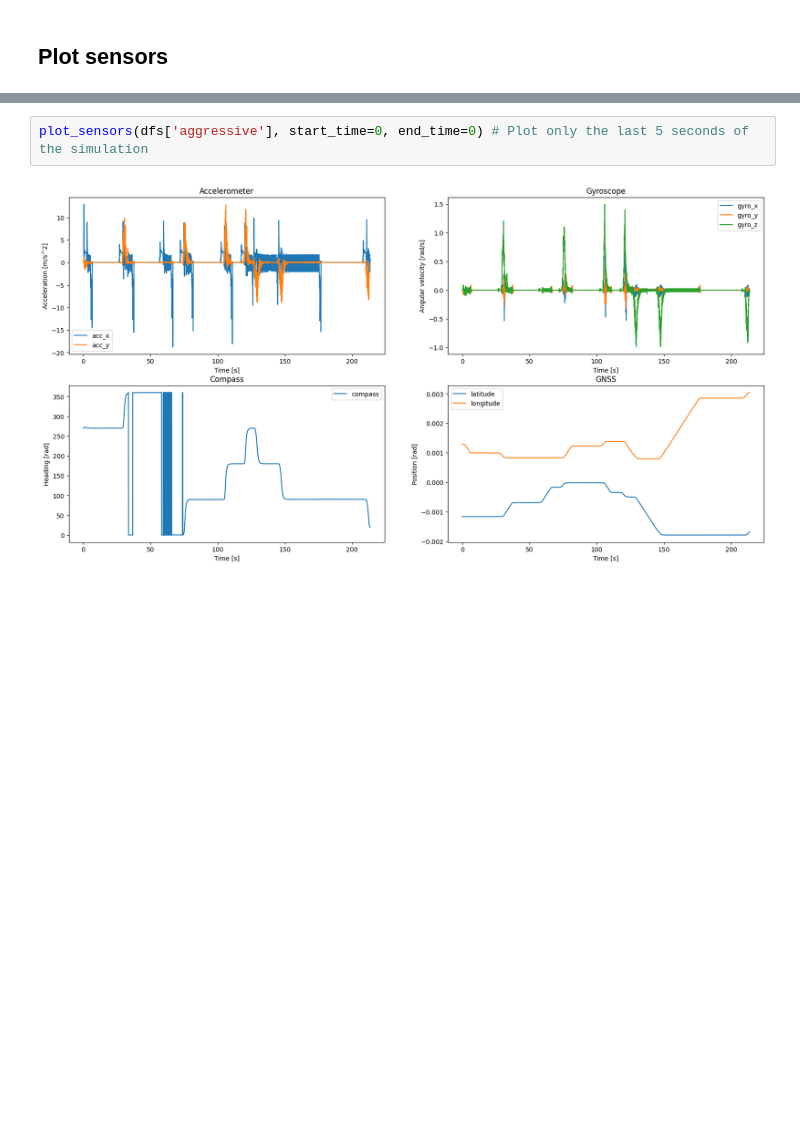
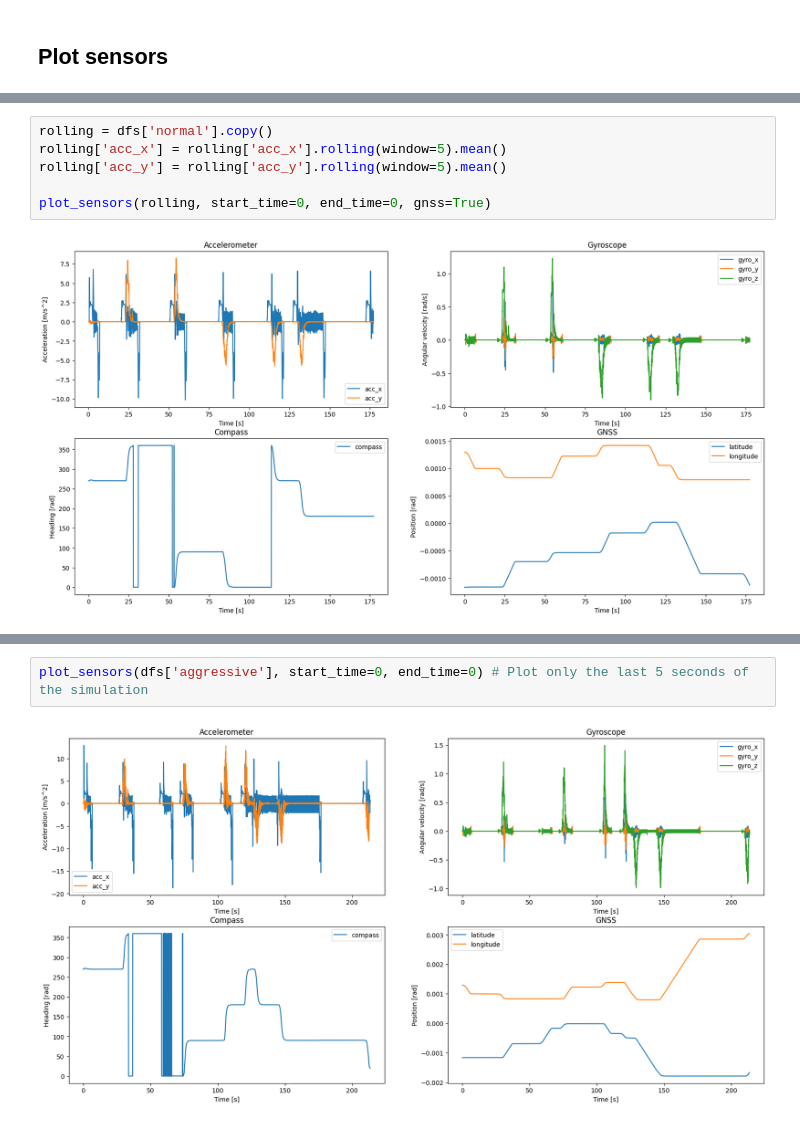
Before and after one commit to RenanFlorencio/carla_data_synthesis, a Jupyter notebook: synchronous.ipynb, the cells around one changed output, grey strips where cells are left out. Cells and saved outputs as stored; diff of their text form; blank space fills up the shorter version.

```diff
--- a/synchronous.ipynb
+++ b/synchronous.ipynb
@@ -449,0 +406,8 @@ plot_sensors(dfs['normal'], start_time=0, end_time=0, gnss=True)
+# %%
+rolling = dfs['normal'].copy()
+rolling['acc_x'] = rolling['acc_x'].rolling(window=5).mean()
+rolling['acc_y'] = rolling['acc_y'].rolling(window=5).mean()
+
+plot_sensors(rolling, start_time=0, end_time=0, gnss=True)
+# %% [output]
+[figure, added]
```
Also changed, not shown: parts of 12 cells of this notebook, 10 other files.
